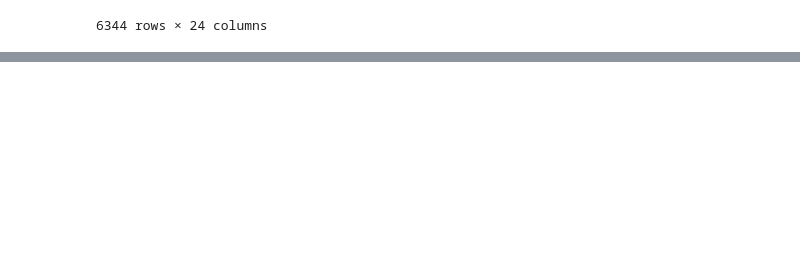
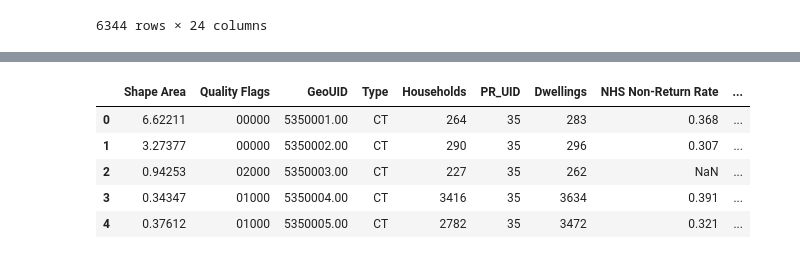
Before and after one commit to ecorbin567/piccard2, a Jupyter notebook: src/piccard/testing.ipynb, the cells around one changed output, grey strips where cells are left out. Cells and saved outputs as stored; diff of their text form; code cells hidden in the pictures; blank space fills up the shorter version.

```diff
--- a/src/piccard/testing.ipynb
+++ b/src/piccard/testing.ipynb
@@ -60,0 +71,9 @@ piccard2.clustering_prep(network_table, 'ctuid')
+# %%
+households_data_2011.head(5)
+# %% [output]
+|  | Shape Area | Quality Flags | GeoUID | Type | Households | PR_UID | Dwellings | NHS Non-Return Rate | ... |
+| 0 | 6.62211 | 00000 | 5350001.00 | CT | 264 | 35 | 283 | 0.368 | ... |
+| 1 | 3.27377 | 00000 | 5350002.00 | CT | 290 | 35 | 296 | 0.307 | ... |
+| 2 | 0.94253 | 02000 | 5350003.00 | CT | 227 | 35 | 262 | NaN | ... |
+| 3 | 0.34347 | 01000 | 5350004.00 | CT | 3416 | 35 | 3634 | 0.391 | ... |
+| 4 | 0.37612 | 01000 | 5350005.00 | CT | 2782 | 35 | 3472 | 0.321 | ... |
```
Also changed, not shown: parts of 5 cells of this notebook, 23 other files.
